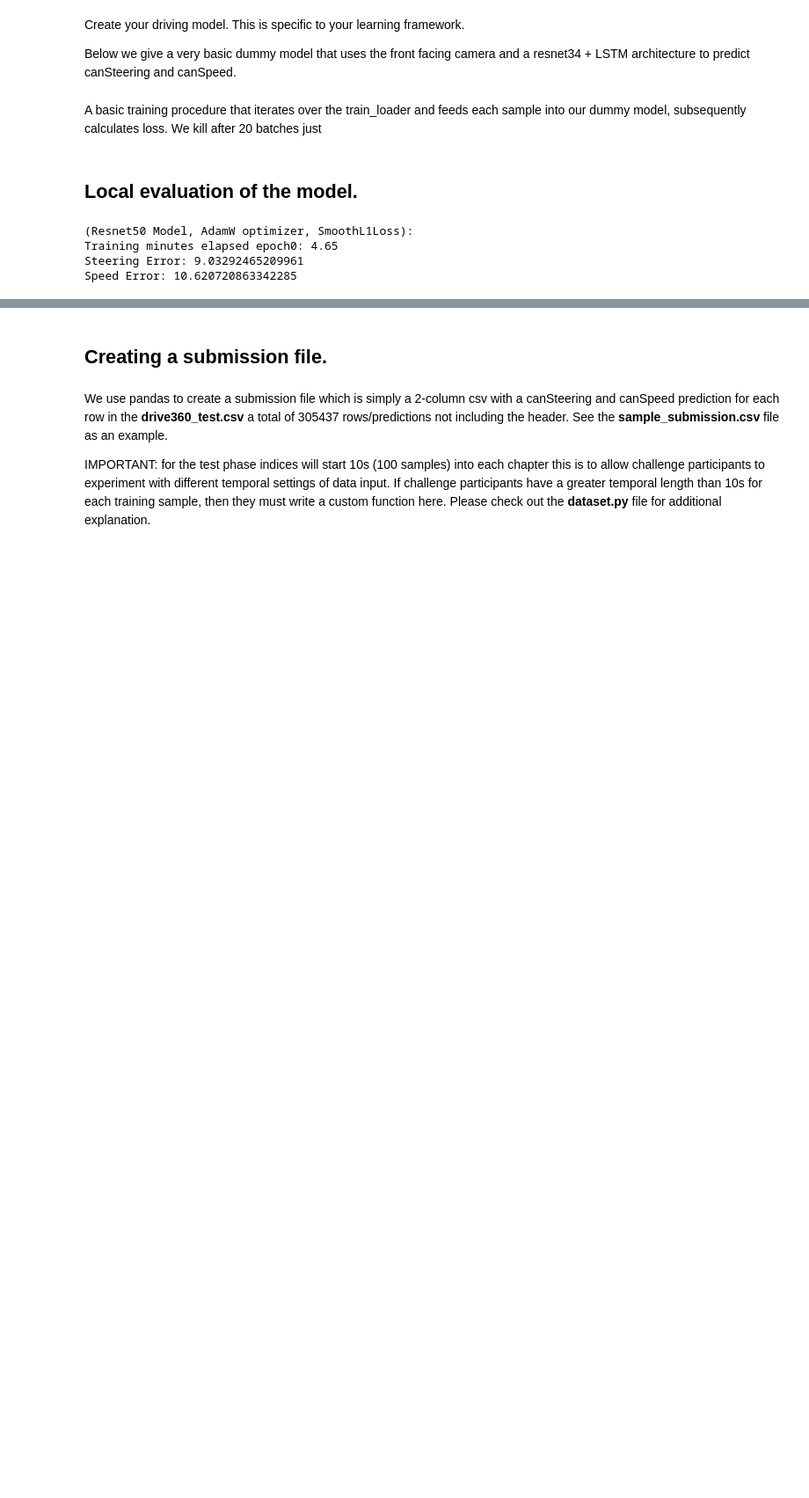
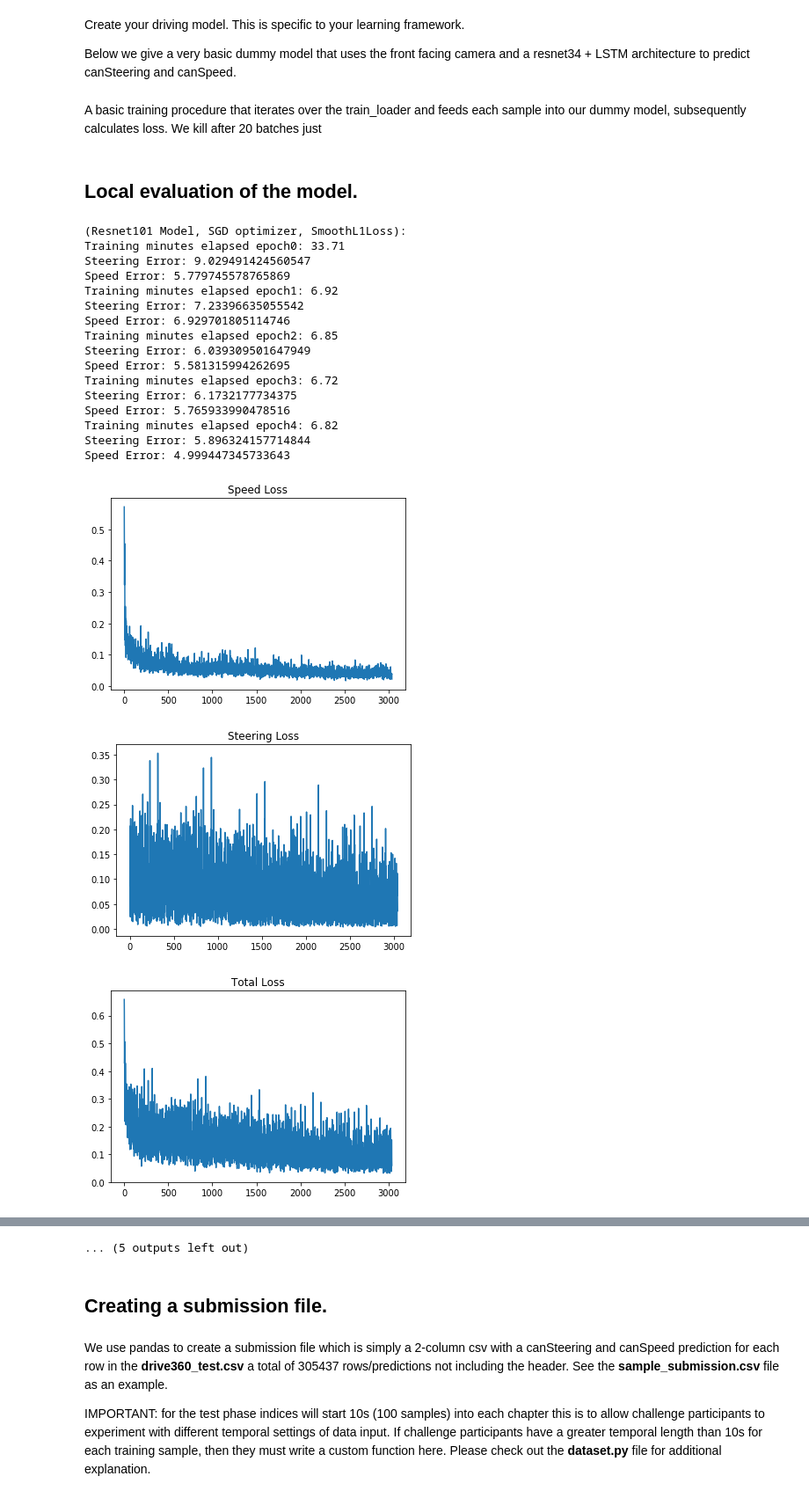
Before and after one commit to zyyhhxx/LearningToDrive, a Jupyter notebook: LearningToDriveSample3.ipynb, the cells around one changed output, grey strips where cells are left out. Shown: that part at 88% size. Saved outputs shown, nothing was run; the diff lists cells and outputs as text; code cells hidden in the pictures; blank space fills up the shorter version.

Commit message:
Cross validation on learning rates

```diff
--- a/LearningToDriveSample3.ipynb
+++ b/LearningToDriveSample3.ipynb
@@ -245,30 +246,42 @@ def cross_validation(user_models, optimizers, criterion_speeds, criterion_steeri
 # %%
 import torch.optim as optim
 
-user_models = [SomeDrivingModelResnet50(), SomeDrivingModelResnet50(), SomeDrivingModelResnet101(), SomeDrivingModelResnet50()]
-optimizers = [optim.SGD(user_models[0].parameters(), lr=0.0001, momentum=0.9),
-             optim.SGD(user_models[1].parameters(), lr=0.0001, momentum=0.9),
-             optim.AdamW(user_models[2].parameters(), lr=0.0001),
+user_models = [SomeDrivingModelResnet101(), SomeDrivingModelResnet50(), SomeDrivingModelResnet50(), SomeDrivingModelResnet50()]
+optimizers = [optim.AdamW(user_models[0].parameters()),
+             optim.AdamW(user_models[1].parameters(), lr=0.0001),
+             optim.AdamW(user_models[2].parameters(), lr=0.001),
              optim.AdamW(user_models[3].parameters(), lr=0.01)]
 criterion_speeds = [nn.SmoothL1Loss(), nn.SmoothL1Loss(), nn.SmoothL1Loss(), nn.SmoothL1Loss()]
 criterion_steerings = [nn.SmoothL1Loss(), nn.SmoothL1Loss(), nn.SmoothL1Loss(), nn.SmoothL1Loss()]
 
-# Resnet50 model + Adam
-#cross_validation(user_models, optimizers, criterion_speeds, criterion_steerings, 0,
-#                 "(Default Model, SGD optimizer, SmoothL1Loss)")
+cross_validation(user_models, optimizers, criterion_speeds, criterion_steerings, 0,
+                 "(Resnet101 Model, SGD optimizer, SmoothL1Loss)")
 
-# Resnet50 model + Adam
-#cross_validation(user_models, optimizers, criterion_speeds, criterion_steerings, 1,
-#                 "(Resnet50 Model, SGD optimizer, SmoothL1Loss)")
+cross_validation(user_models, optimizers, criterion_speeds, criterion_steerings, 1,
+                 "(Resnet50 Model, SGD optimizer, SmoothL1Loss)")
 
-#cross_validation(user_models, optimizers, criterion_speeds, criterion_steerings, 2,
-#                 "(Resnet101 Model, AdamW optimizer, SmoothL1Loss)")
+cross_validation(user_models, optimizers, criterion_speeds, criterion_steerings, 2,
+                 "(Resnet50 Model, AdamW optimizer, SmoothL1Loss)")
 
-# Resnet50 model + Adam
 cross_validation(user_models, optimizers, criterion_speeds, criterion_steerings, 3,
                  "(Resnet50 Model, AdamW optimizer, SmoothL1Loss)")
 # %% [output]
-(Resnet50 Model, AdamW optimizer, SmoothL1Loss):
-Training minutes elapsed epoch0: 4.65
-Steering Error: 9.03292465209961
-Speed Error: 10.620720863342285
+(Resnet101 Model, SGD optimizer, SmoothL1Loss):
+Training minutes elapsed epoch0: 33.71
+Steering Error: 9.029491424560547
+Speed Error: 5.779745578765869
+Training minutes elapsed epoch1: 6.92
+Steering Error: 7.23396635055542
+Speed Error: 6.929701805114746
+Training minutes elapsed epoch2: 6.85
+Steering Error: 6.039309501647949
+Speed Error: 5.581315994262695
+Training minutes elapsed epoch3: 6.72
+Steering Error: 6.1732177734375
+Speed Error: 5.765933990478516
+Training minutes elapsed epoch4: 6.82
+Steering Error: 5.896324157714844
+Speed Error: 4.999447345733643
+[figure, added]
+[figure, added]
+[figure, added]
@@ -275,3 +328,4 @@ Speed Error: 10.620720863342285
+... (5 outputs left out)
 # %% [markdown]
 ## Creating a submission file.
 # %%
```
Also changed, not shown: parts of 3 cells of this notebook.
